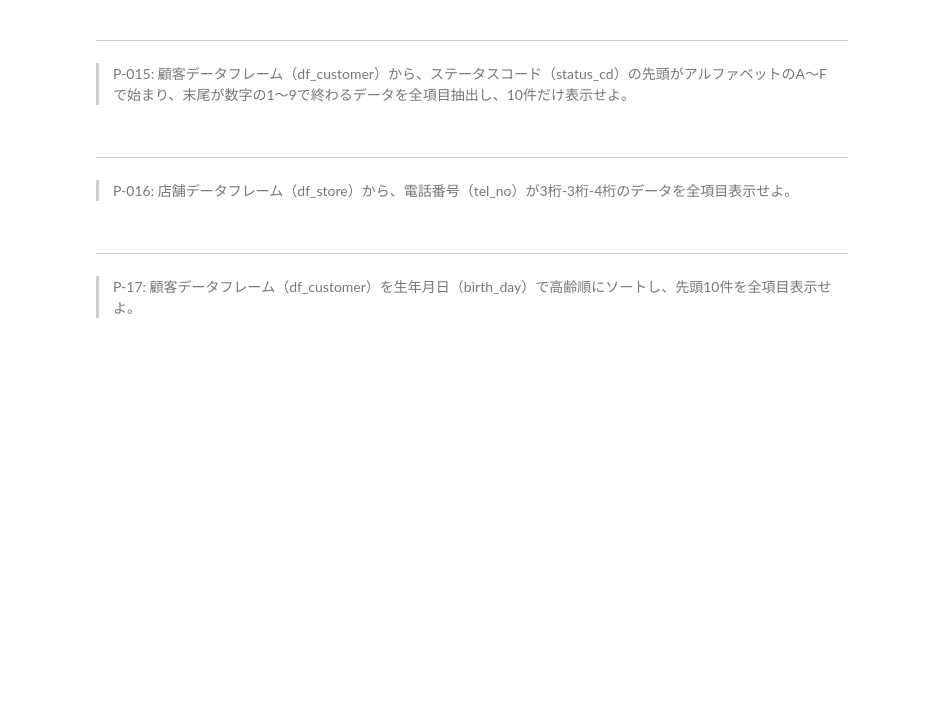
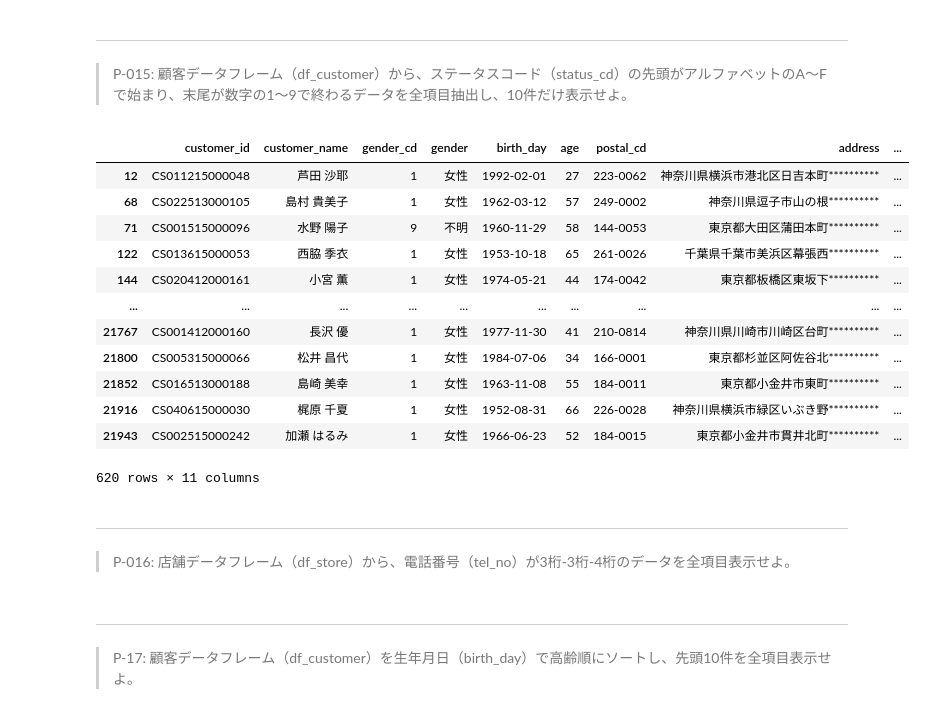
Before and after one commit to shgtkshruch/100knocks-preprocess, a Jupyter notebook: docker/work/preprocess_knock_Python.ipynb, the cells around one changed output. Cells and saved outputs as stored; diff of their text form; code cells hidden in the pictures; blank space fills up the shorter version.

```diff
--- a/docker/work/preprocess_knock_Python.ipynb
+++ b/docker/work/preprocess_knock_Python.ipynb
@@ -293,6 +307,22 @@ df_customer.query("status_cd.str.contains('^[A-F]', regex=True)", engine='python
 # %% [markdown]
 ---
 > P-015: 顧客データフレーム（df_customer）から、ステータスコード（status_cd）の先頭がアルファベットのA〜Fで始まり、末尾が数字の1〜9で終わるデータを全項目抽出し、10件だけ表示せよ。
+# %%
+df_customer.query("status_cd.str.contains('^[A-F].*[1-9]$', regex=True)", engine='python')
+# %% [output]
+|  | customer_id | customer_name | gender_cd | gender | birth_day | age | postal_cd | address | ... |
+| 12 | CS011215000048 | 芦田 沙耶 | 1 | 女性 | 1992-02-01 | 27 | 223-0062 | 神奈川県横浜市港北区日吉本町********** | ... |
+| 68 | CS022513000105 | 島村 貴美子 | 1 | 女性 | 1962-03-12 | 57 | 249-0002 | 神奈川県逗子市山の根********** | ... |
+| 71 | CS001515000096 | 水野 陽子 | 9 | 不明 | 1960-11-29 | 58 | 144-0053 | 東京都大田区蒲田本町********** | ... |
+| 122 | CS013615000053 | 西脇 季衣 | 1 | 女性 | 1953-10-18 | 65 | 261-0026 | 千葉県千葉市美浜区幕張西********** | ... |
+| 144 | CS020412000161 | 小宮 薫 | 1 | 女性 | 1974-05-21 | 44 | 174-0042 | 東京都板橋区東坂下********** | ... |
+| ... | ... | ... | ... | ... | ... | ... | ... | ... | ... |
+| 21767 | CS001412000160 | 長沢 優 | 1 | 女性 | 1977-11-30 | 41 | 210-0814 | 神奈川県川崎市川崎区台町********** | ... |
+| 21800 | CS005315000066 | 松井 昌代 | 1 | 女性 | 1984-07-06 | 34 | 166-0001 | 東京都杉並区阿佐谷北********** | ... |
+| 21852 | CS016513000188 | 島崎 美幸 | 1 | 女性 | 1963-11-08 | 55 | 184-0011 | 東京都小金井市東町********** | ... |
+| 21916 | CS040615000030 | 梶原 千夏 | 1 | 女性 | 1952-08-31 | 66 | 226-0028 | 神奈川県横浜市緑区いぶき野********** | ... |
+| 21943 | CS002515000242 | 加瀬 はるみ | 1 | 女性 | 1966-06-23 | 52 | 184-0015 | 東京都小金井市貫井北町********** | ... |
+620 rows × 11 columns
 # %% [markdown]
 ---
 > P-016: 店舗データフレーム（df_store）から、電話番号（tel_no）が3桁-3桁-4桁のデータを全項目表示せよ。
```
Also changed, not shown: parts of 1 cell of this notebook.
